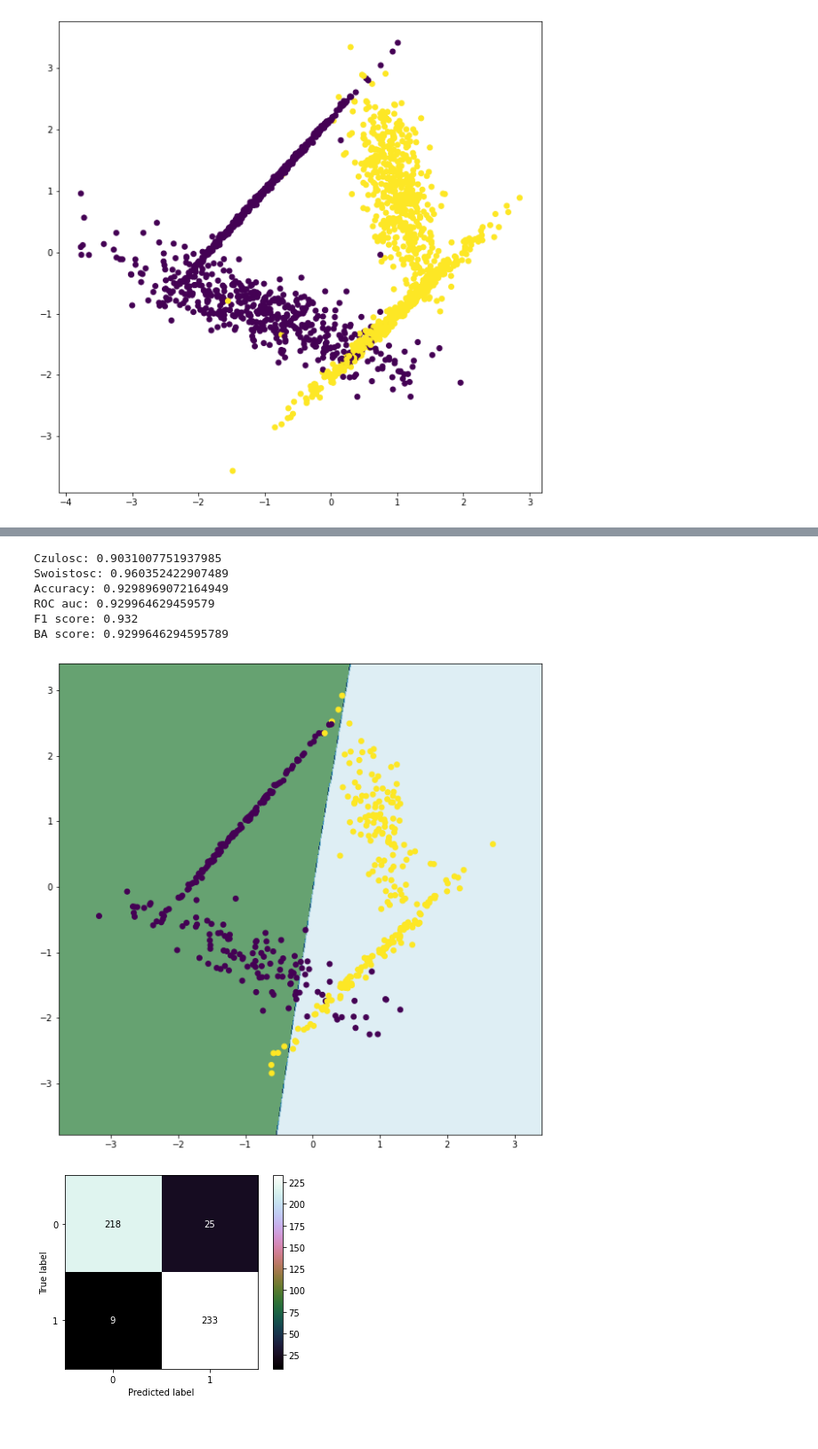
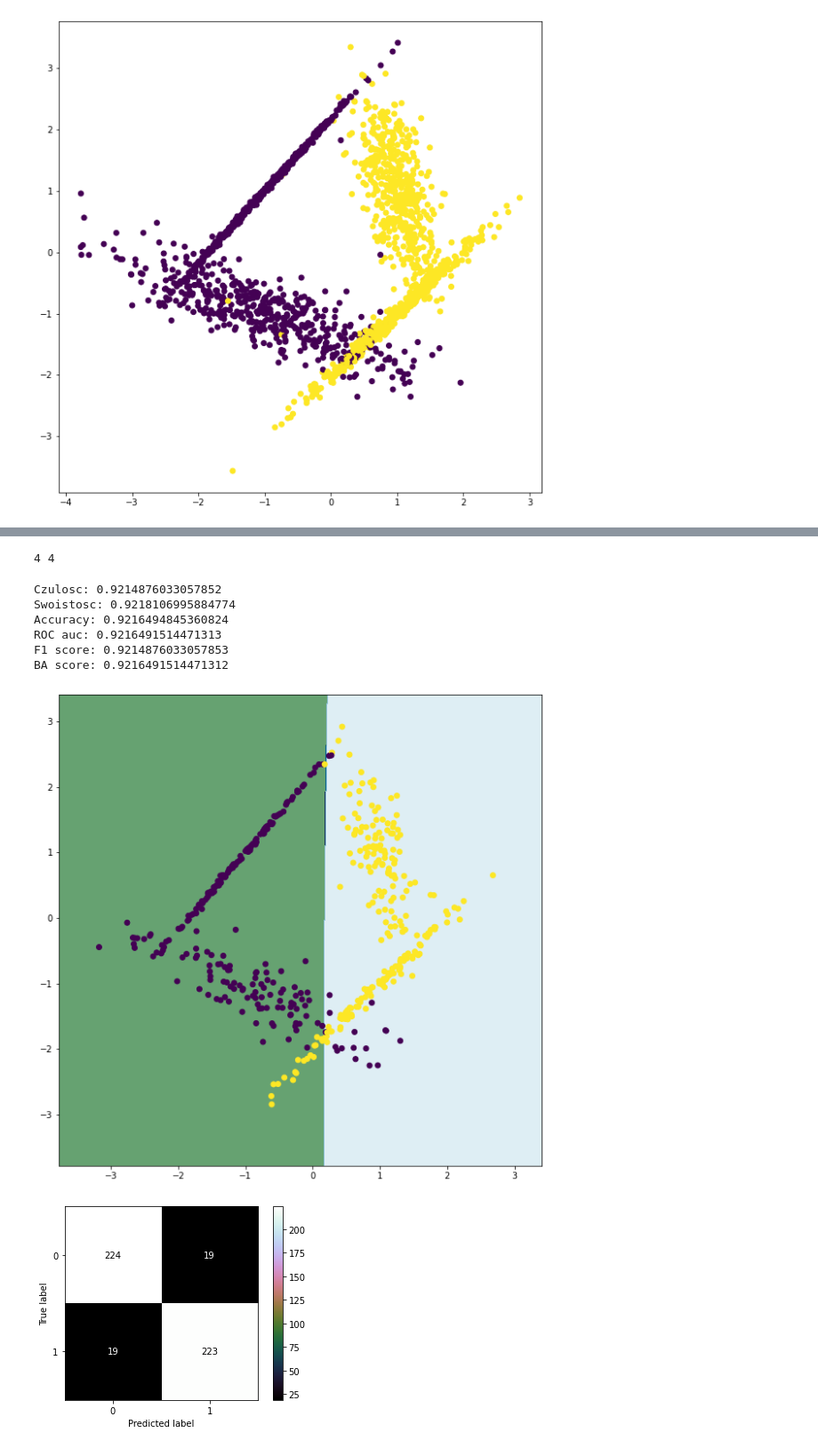
Before and after one commit to jakub-kowalik/PUM, a Jupyter notebook: lab8/lab8.ipynb, the cells around one changed output, grey strips where cells are left out. Shown at 89% size. Drawn from its saved outputs; the diff is of its cells as text; code cells hidden in the pictures.

```diff
--- a/lab8/lab8.ipynb
+++ b/lab8/lab8.ipynb
@@ -226,7 +226,7 @@ class MyNeuralNetwork2:
     def __init__(self, n_inputs, n_hidden: tuple, n_outputs, learning_rate=0.01,
                  activation_function: AbstractActivationFunction = None, random_state=None, epochs=100,
                     batch_size=1):
-        self.n_inputs = n_inputs + 1
+        self.n_inputs = n_inputs
         self.hidden_layer_size = n_hidden
         self.n_outputs = n_outputs
         self.learning_rate = learning_rate
@@ -244,6 +244,7 @@ class MyNeuralNetwork2:
                                                                            )
                                                                )
         self.layers = []
+        self.biases = []
         self.weights_input_to_hidden = np.random.normal(0.0, self.hidden_layer_size[0] ** -0.5,
                                                         (self.hidden_layer_size[0], self.n_inputs))
 
@@ -259,13 +260,15 @@ class MyNeuralNetwork2:
                                                          (self.n_outputs, self.hidden_layer_size[-1]))
 
         self.layers.append(self.weights_hidden_to_output)
+        self.biases = [0 for _ in self.layers]
+        print(len(self.layers), len(self.biases))
         # for l in self.layers:
         #     print(l)
 
     def fit(self, X, y):
         X = np.array(X)
-        bias = np.ones((X.shape[0], 1)) * 1
-        X = np.column_stack((X, bias))
+        # bias = np.ones((X.shape[0], 1)) * 1
+        # X = np.column_stack((X, bias))
 
         m = len(X)
         batch = m - m % self.batch_size
@@ -288,10 +291,10 @@ class MyNeuralNetwork2:
     def forward_pass(self, X):
         outputs = []
         current_inp = X
-        for l in self.layers:
+        for idx in range(len(self.layers)):
             outputs.append(
                 self.activation_function(
-                    l @ current_inp
+                    (self.layers[idx] @ current_inp) + self.biases[idx]
                 )
             )
             current_inp = outputs[-1]
@@ -313,6 +316,7 @@ class MyNeuralNetwork2:
         errors.append(output_layer_error)
         deltas.append(out_layer_delta)
 
+
         # print(":", len(layers_outputs) - 1)
         for idx in range(len(layers_outputs) - 2, 0, -1):
             # print(idx)
@@ -333,6 +337,12 @@ class MyNeuralNetwork2:
 
         errors.append(last_layer_error)
         deltas.append(last_layer_delta)
+
+        errors.reverse()
+
+        for i in range(len(errors)):
+            self.biases[i] -= self.learning_rate * errors[i]
+
 
         # errors = np.array(errors)
         # deltas = np.array(deltas)
@@ -362,8 +372,8 @@ class MyNeuralNetwork2:
 
     def predict(self, X):
         X = np.array(X)
-        bias = np.ones((X.shape[0], 1)) * 1
-        X = np.column_stack((X, bias))
+        # bias = np.ones((X.shape[0], 1)) * 1
+        # X = np.column_stack((X, bias))
         X = X.T
         layers_output = self.forward_pass(X)
         return np.where(layers_output[-1] >= 0.5, 1, 0)
@@ -386,6 +409,14 @@ class Relu:
             else:
                 return np.maximum(0, x)
 
+class Sigmoid:
+    def __call__(self, x, derivative=False):
+            if derivative:
+                return self.__call__(x) * (1 - self.__call__(x))
+            else:
+                return 1.0 / (1.0 + np.exp(-x))
+
 relu = Relu()
+sigmoid = Sigmoid()
 # %%
 mnn = MyNeuralNetwork(3, 5, 1)
@@ -484,12 +503,13 @@ BA score: 0.9732170186715641
 # %%
 
-tree_function(MyNeuralNetwork2(2, (64, 32,), 1, learning_rate=0.01, activation_function=None, epochs=1000, batch_size=1000), X_train, y_train, X_test, y_test, xx, yy)
+tree_function(MyNeuralNetwork2(2, (8, 4, 2), 1, learning_rate=0.0001, activation_function=sigmoid, epochs=100, batch_size=1), X_train, y_train, X_test, y_test, xx, yy)
 # %% [output]
-Czulosc: 0.9031007751937985
-Swoistosc: 0.960352422907489
-Accuracy: 0.9298969072164949
-ROC auc: 0.929964629459579
-F1 score: 0.932
-BA score: 0.9299646294595789
+4 4
+Czulosc: 0.9214876033057852
+Swoistosc: 0.9218106995884774
+Accuracy: 0.9216494845360824
+ROC auc: 0.9216491514471313
+F1 score: 0.9214876033057853
+BA score: 0.9216491514471312
-[figure, old version]
+[figure, new version]
-[figure, old version]
+[figure, new version]
```
Also changed, not shown: parts of 9 cells of this notebook, 1 other file.
